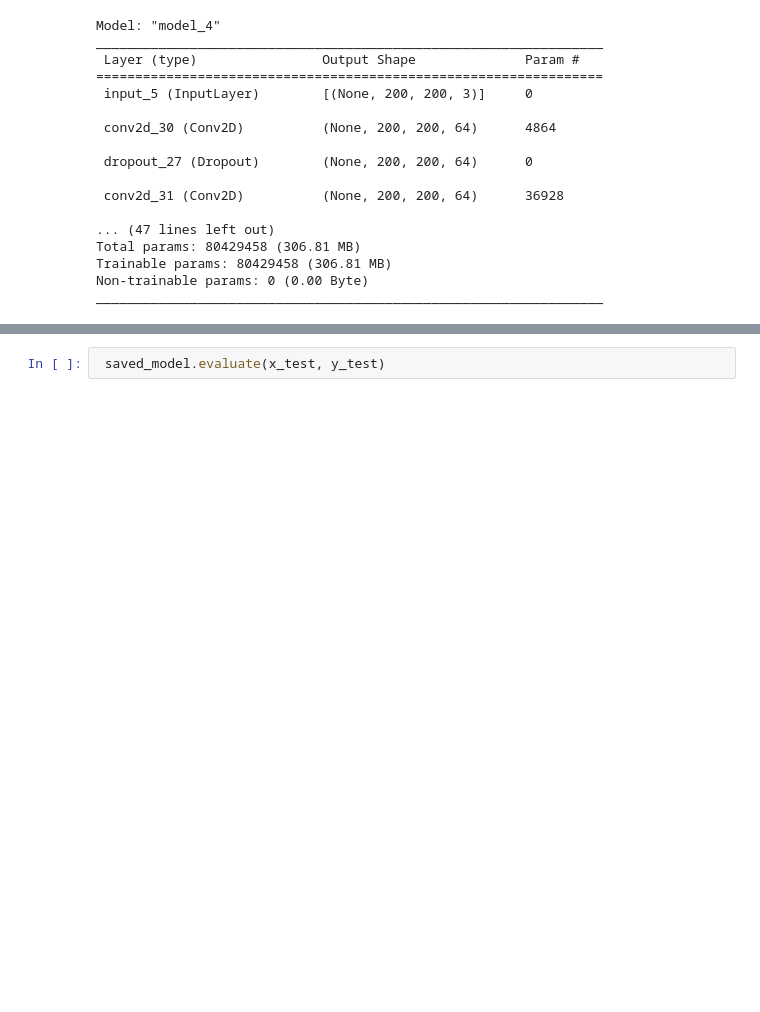
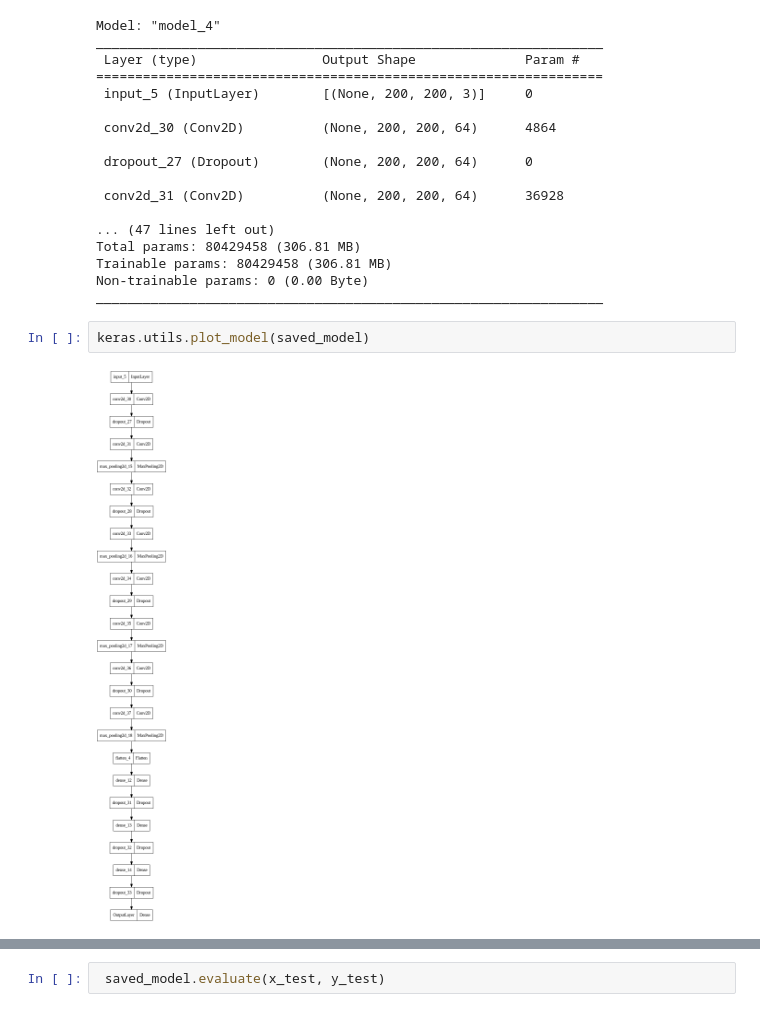
Before and after one commit to guswns7452/Perst, a Jupyter notebook: machineLearning/02_Fashion Type Classification Model/02-06_Model Evaluate (Female).ipynb, the cells around one changed output, grey strips where cells are left out. Saved outputs shown, nothing was run; the diff lists cells and outputs as text; blank space fills up the shorter version.

```diff
--- a/machineLearning/02_Fashion Type Classification Model/02-06_Model Evaluate (Female).ipynb
+++ b/machineLearning/02_Fashion Type Classification Model/02-06_Model Evaluate (Female).ipynb
@@ -194,3 +194,7 @@ Total params: 80429458 (306.81 MB)
 Trainable params: 80429458 (306.81 MB)
 Non-trainable params: 0 (0.00 Byte)
 _________________________________________________________________
+# %%
+keras.utils.plot_model(saved_model)
+# %% [output]
+[figure, added]
```
Also changed, not shown: parts of 1 cell of this notebook, 8 other files.
